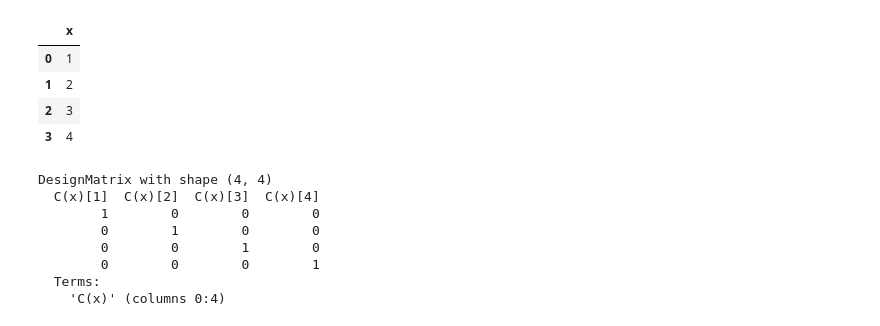
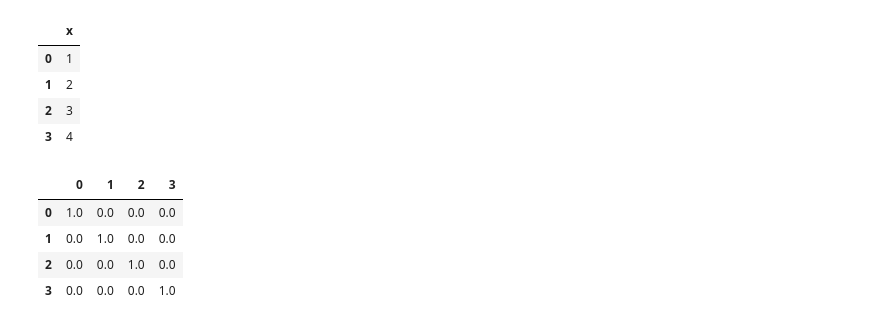
Before and after one commit to KIMS-Github/TIL_, a Jupyter notebook: math/Day15_Pre-Processing_Regression/Start_data_analysis.ipynb, the cells around one changed output. Cells and saved outputs as stored; diff of their text form; code cells hidden in the pictures.

```diff
--- a/math/Day15_Pre-Processing_Regression/Start_data_analysis.ipynb
+++ b/math/Day15_Pre-Processing_Regression/Start_data_analysis.ipynb
@@ -336,13 +299,11 @@ df
 | 2 | 3 |
 | 3 | 4 |
 # %%
-dmatrix("C(x)+0", df)
+df2 = pd.DataFrame(dmatrix("C(x)+0", df))
+df2
 # %% [output]
-DesignMatrix with shape (4, 4)
-  C(x)[1]  C(x)[2]  C(x)[3]  C(x)[4]
-        1        0        0        0
-        0        1        0        0
-        0        0        1        0
-        0        0        0        1
-  Terms:
-    'C(x)' (columns 0:4)
+|  | 0 | 1 | 2 | 3 |
+| 0 | 1.0 | 0.0 | 0.0 | 0.0 |
+| 1 | 0.0 | 1.0 | 0.0 | 0.0 |
+| 2 | 0.0 | 0.0 | 1.0 | 0.0 |
+| 3 | 0.0 | 0.0 | 0.0 | 1.0 |
```
Also changed, not shown: parts of 8 cells of this notebook.
